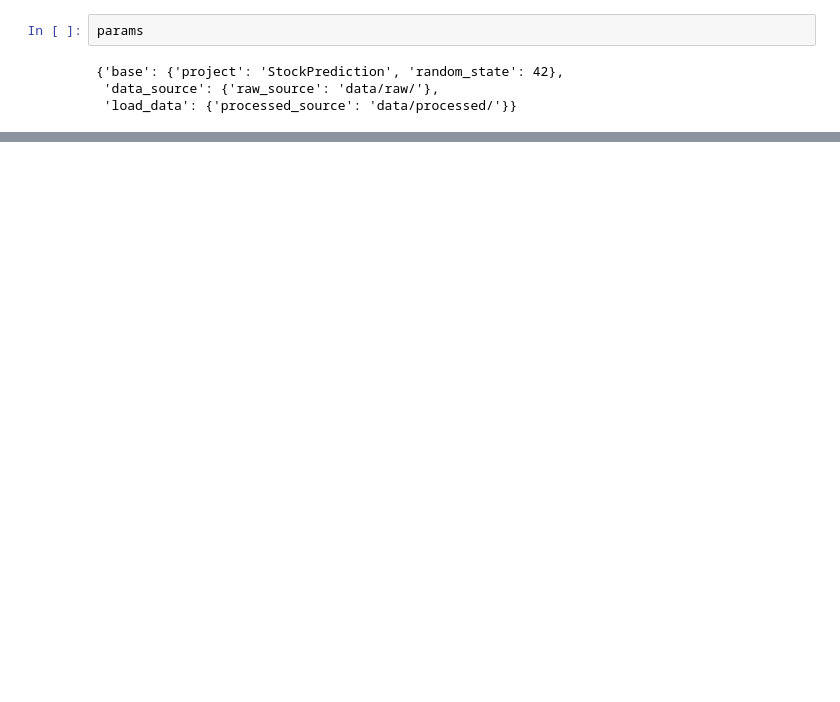
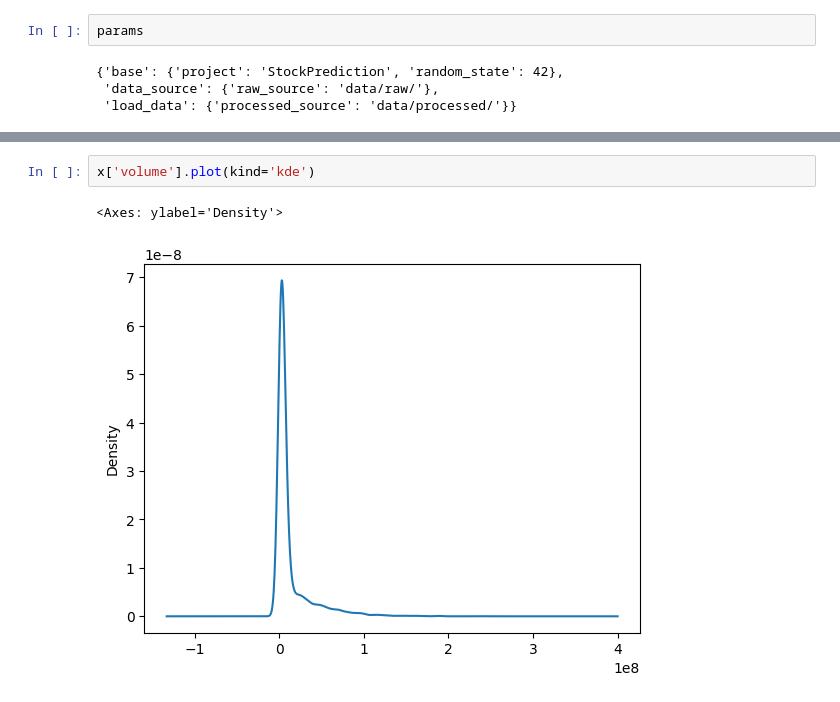
Before and after one commit to sadhiin/stock-prediction, a Jupyter notebook: notebooks/trail.ipynb, the cells around one changed output, grey strips where cells are left out. Cells and saved outputs as stored; diff of their text form; blank space fills up the shorter version.

```diff
--- a/notebooks/trail.ipynb
+++ b/notebooks/trail.ipynb
@@ -26,0 +167,5 @@ params
+# %%
+x['volume'].plot(kind='kde')
+# %% [output]
+<Axes: ylabel='Density'>
+[figure, added]
```
Also changed, not shown: parts of 39 cells of this notebook, 1 other file.
